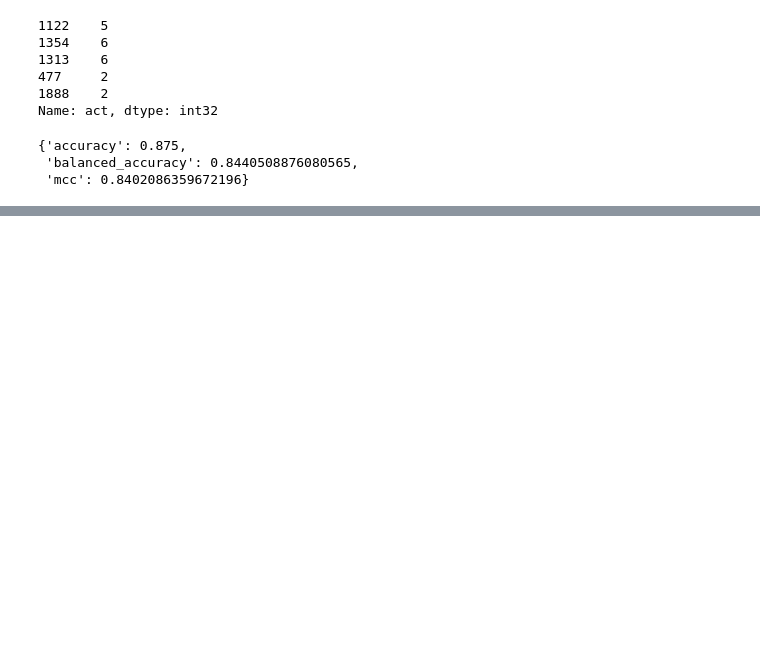
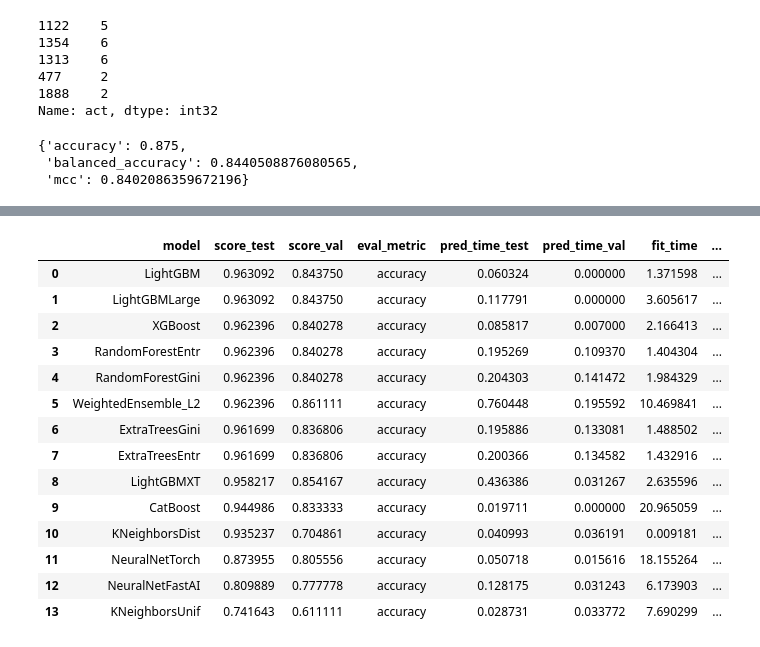
Before and after one commit to Sihan0229/DGA, a Jupyter notebook: Dissolved-Gas-Analysis/AutoGluon_all_cleaned.ipynb, the cells around one changed output, grey strips where cells are left out. Drawn from its saved outputs; the diff is of its cells as text; code cells hidden in the pictures; blank space fills up the shorter version.

```diff
--- a/Dissolved-Gas-Analysis/AutoGluon_all_cleaned.ipynb
+++ b/Dissolved-Gas-Analysis/AutoGluon_all_cleaned.ipynb
@@ -426,0 +427,18 @@ predictor_david.leaderboard(david_test_data)
+# %%
+predictor_david.leaderboard(david_train_data)
+# %% [output]
+|  | model | score_test | score_val | eval_metric | pred_time_test | pred_time_val | fit_time | ... |
+| 0 | LightGBM | 0.963092 | 0.843750 | accuracy | 0.060324 | 0.000000 | 1.371598 | ... |
+| 1 | LightGBMLarge | 0.963092 | 0.843750 | accuracy | 0.117791 | 0.000000 | 3.605617 | ... |
+| 2 | XGBoost | 0.962396 | 0.840278 | accuracy | 0.085817 | 0.007000 | 2.166413 | ... |
+| 3 | RandomForestEntr | 0.962396 | 0.840278 | accuracy | 0.195269 | 0.109370 | 1.404304 | ... |
+| 4 | RandomForestGini | 0.962396 | 0.840278 | accuracy | 0.204303 | 0.141472 | 1.984329 | ... |
+| 5 | WeightedEnsemble_L2 | 0.962396 | 0.861111 | accuracy | 0.760448 | 0.195592 | 10.469841 | ... |
+| 6 | ExtraTreesGini | 0.961699 | 0.836806 | accuracy | 0.195886 | 0.133081 | 1.488502 | ... |
+| 7 | ExtraTreesEntr | 0.961699 | 0.836806 | accuracy | 0.200366 | 0.134582 | 1.432916 | ... |
+| 8 | LightGBMXT | 0.958217 | 0.854167 | accuracy | 0.436386 | 0.031267 | 2.635596 | ... |
+| 9 | CatBoost | 0.944986 | 0.833333 | accuracy | 0.019711 | 0.000000 | 20.965059 | ... |
+| 10 | KNeighborsDist | 0.935237 | 0.704861 | accuracy | 0.040993 | 0.036191 | 0.009181 | ... |
+| 11 | NeuralNetTorch | 0.873955 | 0.805556 | accuracy | 0.050718 | 0.015616 | 18.155264 | ... |
+| 12 | NeuralNetFastAI | 0.809889 | 0.777778 | accuracy | 0.128175 | 0.031243 | 6.173903 | ... |
+| 13 | KNeighborsUnif | 0.741643 | 0.611111 | accuracy | 0.028731 | 0.033772 | 7.690299 | ... |
```
Also changed, not shown: parts of 2 cells of this notebook, 41 other files.
